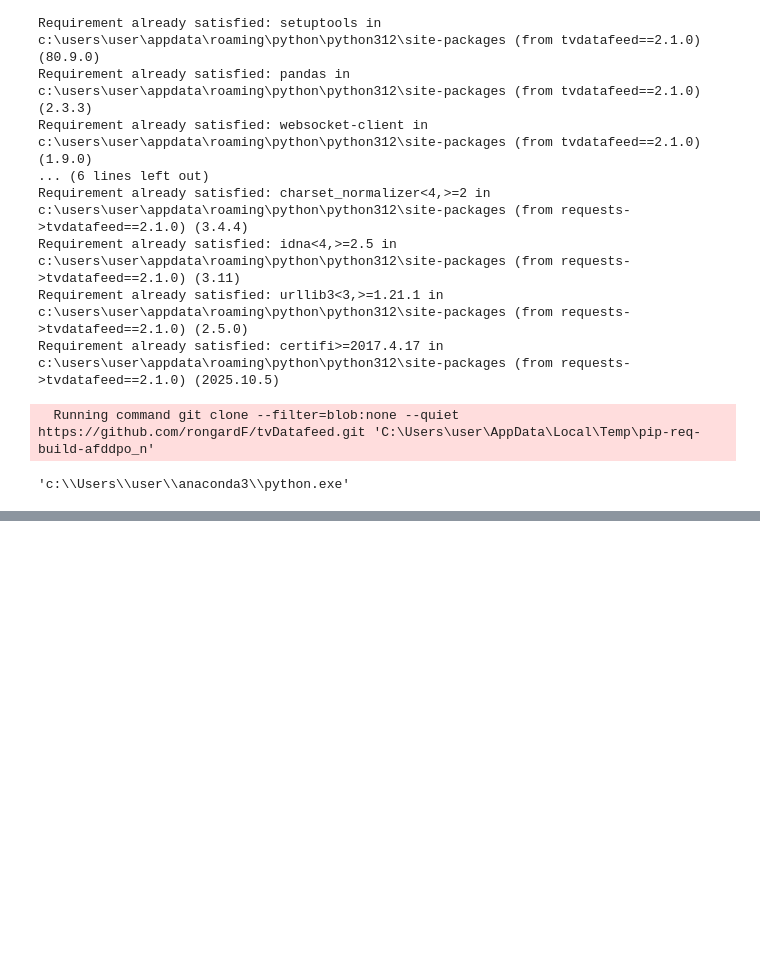
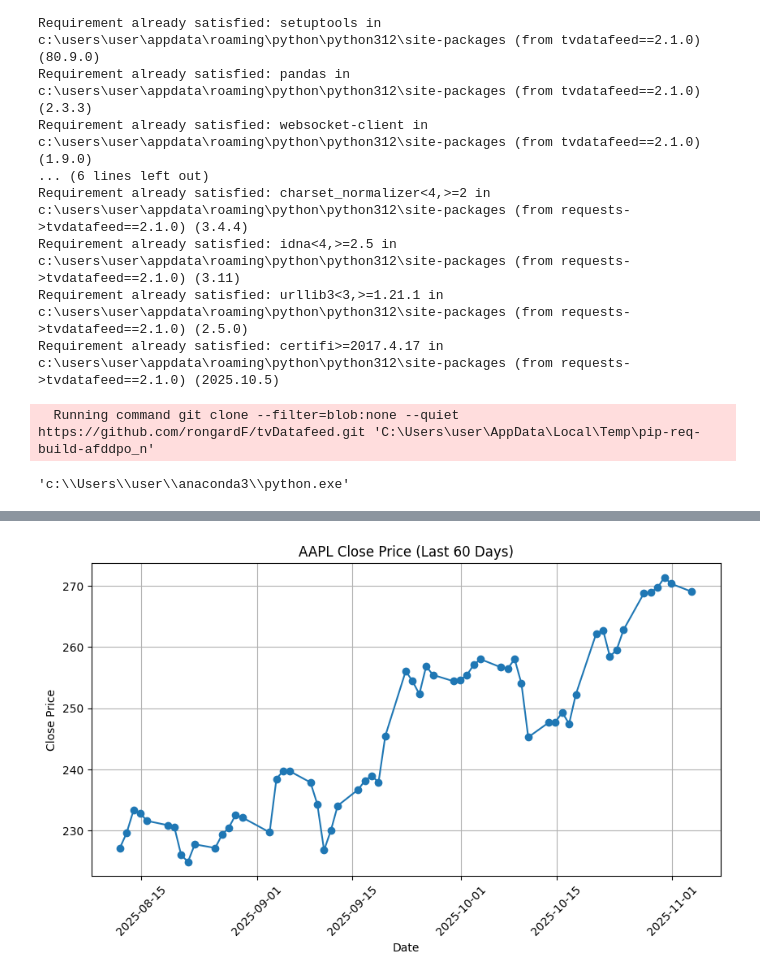
Before and after one commit to Pharadee1112/python01_module4, a Jupyter notebook: final project/test05.ipynb, the cells around one changed output, grey strips where cells are left out. Saved outputs shown, nothing was run; the diff lists cells and outputs as text; code cells hidden in the pictures; blank space fills up the shorter version.

```diff
--- a/final project/test05.ipynb
+++ b/final project/test05.ipynb
@@ -56,7 +56,7 @@ data = tv.get_hist(
     symbol='AAPL',
     exchange='NASDAQ',
     interval=Interval.in_daily,
-    n_bars=100
+    n_bars=60
 )
 
 data.tail()
@@ -71,0 +81,13 @@ you are using nologin method, data you access may be limited
+# %%
+import matplotlib.pyplot as plt
+
+plt.figure(figsize=(10,5))
+plt.plot(data.index, data['close'], marker='o')
+plt.title('AAPL Close Price (Last 60 Days)')
+plt.xlabel('Date')
+plt.ylabel('Close Price')
+plt.xticks(rotation=45)
+plt.grid(True)
+plt.show()
+# %% [output]
+[figure, added]
```
Also changed, not shown: parts of 15 cells of this notebook, 2 other files.
